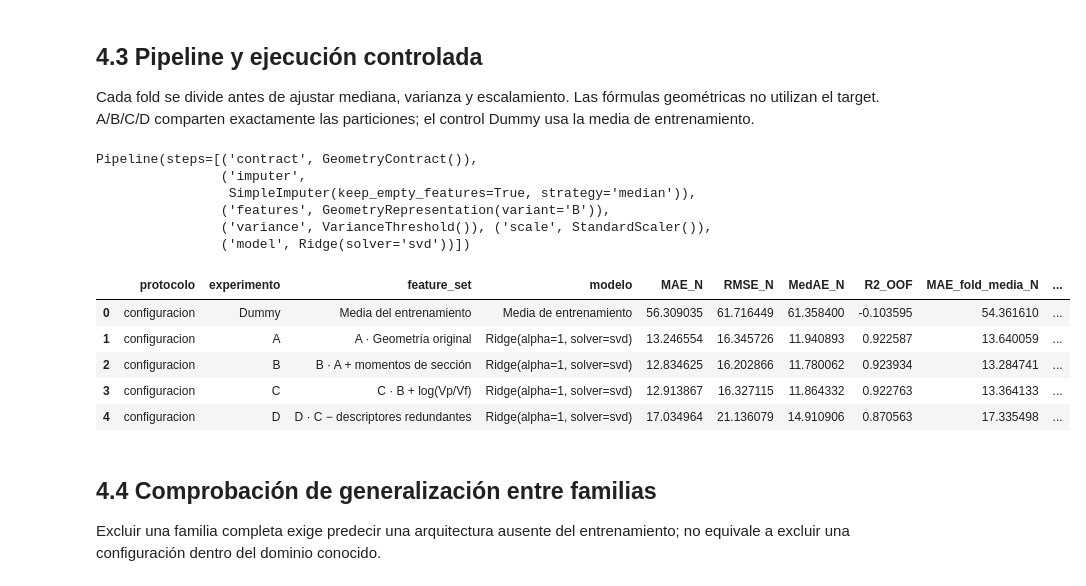
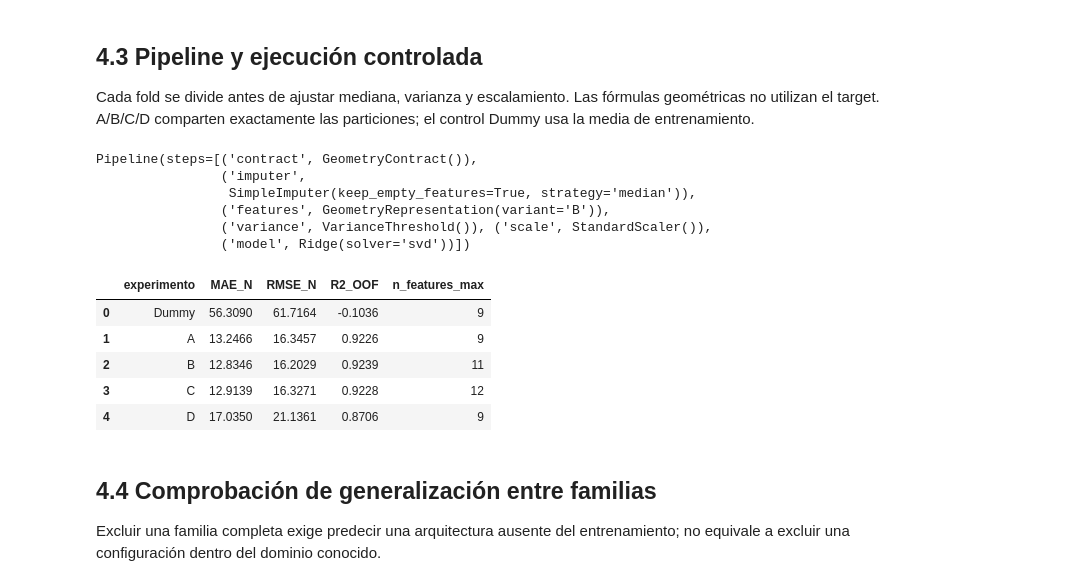
Before and after one commit to melissaaylasb-sudo/T02_MIA14_SeccionB, a Jupyter notebook: notebooks/04_Feature_Engineering_Pantograficas.ipynb, the cells around one changed output. Saved outputs shown, nothing was run; the diff lists cells and outputs as text; code cells hidden in the pictures.

```diff
--- a/notebooks/04_Feature_Engineering_Pantograficas.ipynb
+++ b/notebooks/04_Feature_Engineering_Pantograficas.ipynb
@@ -50,23 +43,24 @@ Cada fold se divide antes de ajustar mediana, varianza y escalamiento. Las fórm
 # %%
 display(make_pipeline('B'))
 summary = run(ROOT)
 OUT = ROOT/'reports/feature_engineering'
 def table(name):
     return pd.read_csv(OUT/'tables'/f'{name}.csv')
-display(summary.loc[summary.protocolo=='configuracion'])
+metric_columns=['experimento','MAE_N','RMSE_N','R2_OOF','n_features_max']
+display(summary.loc[summary.protocolo=='configuracion',metric_columns].round(4))
 # %% [output]
 Pipeline(steps=[('contract', GeometryContract()),
                 ('imputer',
                  SimpleImputer(keep_empty_features=True, strategy='median')),
                 ('features', GeometryRepresentation(variant='B')),
                 ('variance', VarianceThreshold()), ('scale', StandardScaler()),
                 ('model', Ridge(solver='svd'))])
-|  | protocolo | experimento | feature_set | modelo | MAE_N | RMSE_N | MedAE_N | R2_OOF | MAE_fold_media_N | ... |
-| 0 | configuracion | Dummy | Media del entrenamiento | Media de entrenamiento | 56.309035 | 61.716449 | 61.358400 | -0.103595 | 54.361610 | ... |
-| 1 | configuracion | A | A · Geometría original | Ridge(alpha=1, solver=svd) | 13.246554 | 16.345726 | 11.940893 | 0.922587 | 13.640059 | ... |
-| 2 | configuracion | B | B · A + momentos de sección | Ridge(alpha=1, solver=svd) | 12.834625 | 16.202866 | 11.780062 | 0.923934 | 13.284741 | ... |
-| 3 | configuracion | C | C · B + log(Vp/Vf) | Ridge(alpha=1, solver=svd) | 12.913867 | 16.327115 | 11.864332 | 0.922763 | 13.364133 | ... |
-| 4 | configuracion | D | D · C − descriptores redundantes | Ridge(alpha=1, solver=svd) | 17.034964 | 21.136079 | 14.910906 | 0.870563 | 17.335498 | ... |
+|  | experimento | MAE_N | RMSE_N | R2_OOF | n_features_max |
+| 0 | Dummy | 56.3090 | 61.7164 | -0.1036 | 9 |
+| 1 | A | 13.2466 | 16.3457 | 0.9226 | 9 |
+| 2 | B | 12.8346 | 16.2029 | 0.9239 | 11 |
+| 3 | C | 12.9139 | 16.3271 | 0.9228 | 12 |
+| 4 | D | 17.0350 | 21.1361 | 0.8706 | 9 |
 # %% [markdown]
 ## 4.4 Comprobación de generalización entre familias
 
```
Also changed, not shown: parts of 12 cells of this notebook, 17 other files.
